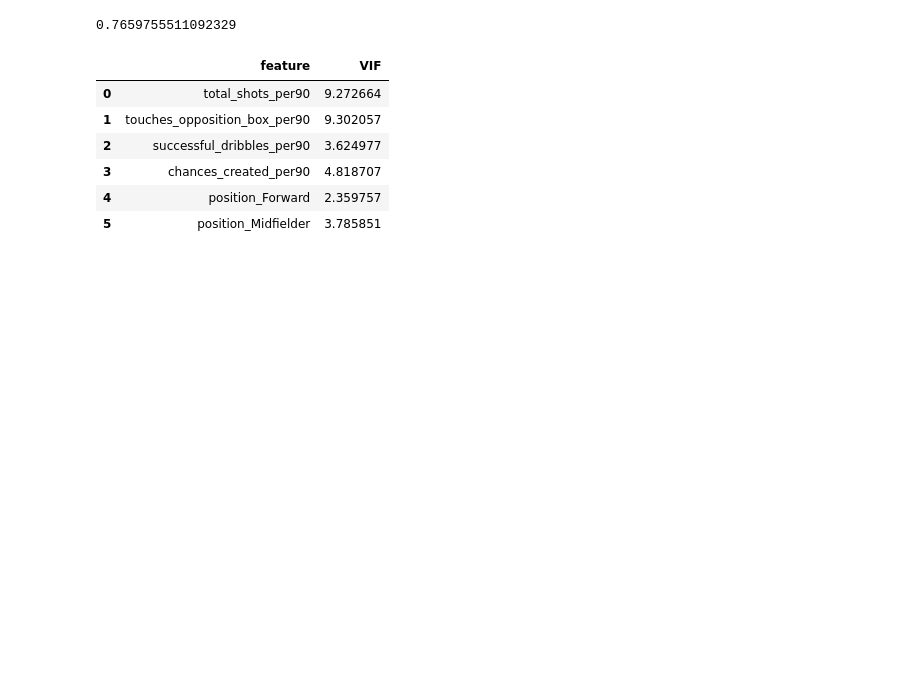
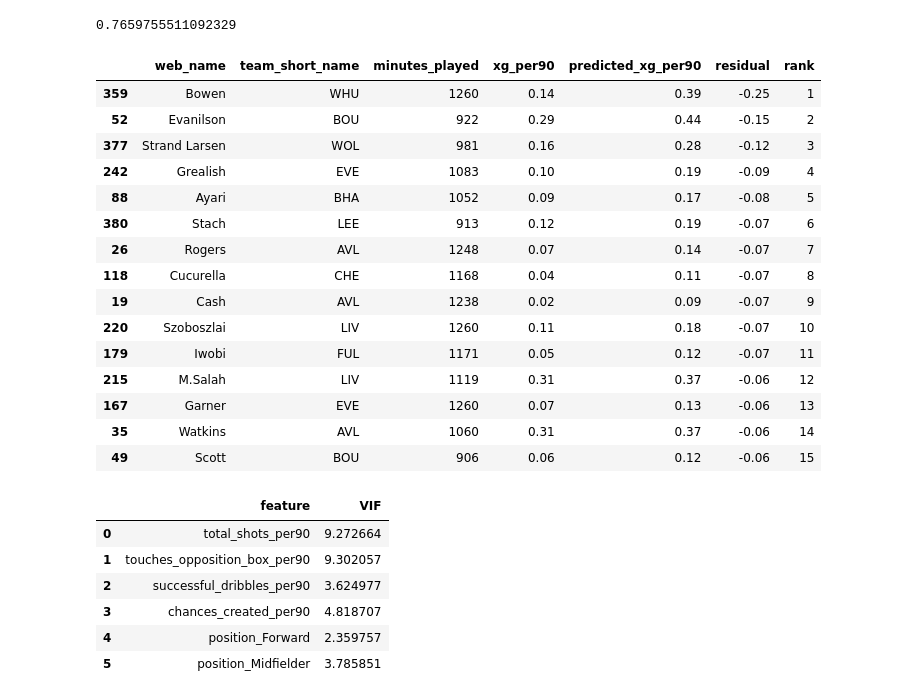
Before and after one commit to dmnarula/football-ds-learning, a Jupyter notebook: week4-modeling/Week4_Modeling.ipynb, the cells around one changed output. Saved outputs shown, nothing was run; the diff lists cells and outputs as text; code cells hidden in the pictures; blank space fills up the shorter version.

```diff
--- a/week4-modeling/Week4_Modeling.ipynb
+++ b/week4-modeling/Week4_Modeling.ipynb
@@ -461,10 +460,30 @@ over_df = (
 # %%
 # Top underperformers
 under_df = (
     model_df[model_df["minutes_played"] >=900]
-    [["web_name", "team_short_name", "minutes_played", "xg_per90", "pred_xg_per90", "residual"]]
+    [["web_name", "team_short_name", "minutes_played", "xg_per90", "predicted_xg_per90", "residual"]]
     .sort_values(by="residual", ascending=True).head(15)
 )
+
+under_df["rank"] = range(1, len(under_df)+1)
+under_df
+# %% [output]
+|  | web_name | team_short_name | minutes_played | xg_per90 | predicted_xg_per90 | residual | rank |
+| 359 | Bowen | WHU | 1260 | 0.14 | 0.39 | -0.25 | 1 |
+| 52 | Evanilson | BOU | 922 | 0.29 | 0.44 | -0.15 | 2 |
+| 377 | Strand Larsen | WOL | 981 | 0.16 | 0.28 | -0.12 | 3 |
+| 242 | Grealish | EVE | 1083 | 0.10 | 0.19 | -0.09 | 4 |
+| 88 | Ayari | BHA | 1052 | 0.09 | 0.17 | -0.08 | 5 |
+| 380 | Stach | LEE | 913 | 0.12 | 0.19 | -0.07 | 6 |
+| 26 | Rogers | AVL | 1248 | 0.07 | 0.14 | -0.07 | 7 |
+| 118 | Cucurella | CHE | 1168 | 0.04 | 0.11 | -0.07 | 8 |
+| 19 | Cash | AVL | 1238 | 0.02 | 0.09 | -0.07 | 9 |
+| 220 | Szoboszlai | LIV | 1260 | 0.11 | 0.18 | -0.07 | 10 |
+| 179 | Iwobi | FUL | 1171 | 0.05 | 0.12 | -0.07 | 11 |
+| 215 | M.Salah | LIV | 1119 | 0.31 | 0.37 | -0.06 | 12 |
+| 167 | Garner | EVE | 1260 | 0.07 | 0.13 | -0.06 | 13 |
+| 35 | Watkins | AVL | 1060 | 0.31 | 0.37 | -0.06 | 14 |
+| 49 | Scott | BOU | 906 | 0.06 | 0.12 | -0.06 | 15 |
 # %%
 # Checking for multicollinearity
 from statsmodels.stats.outliers_influence import variance_inflation_factor
```
Also changed, not shown: parts of 10 cells of this notebook.
